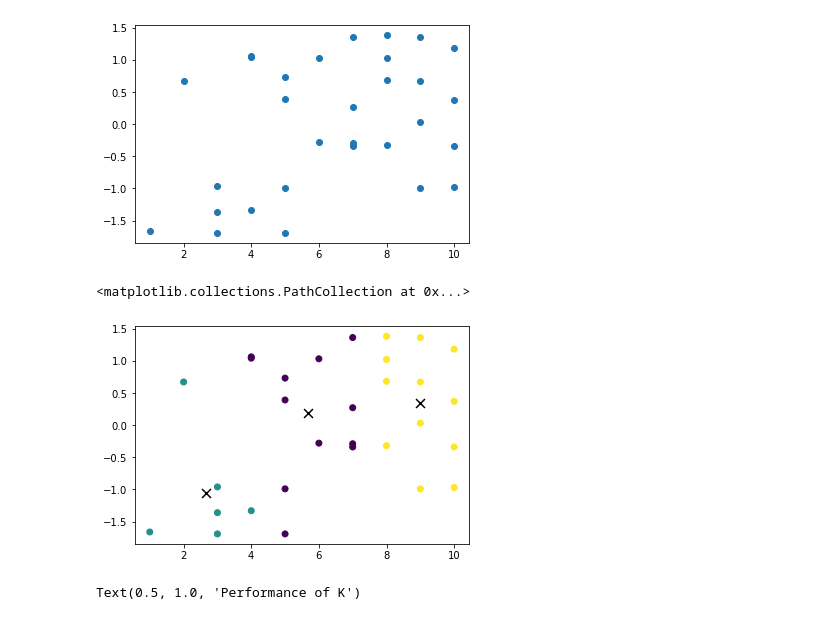
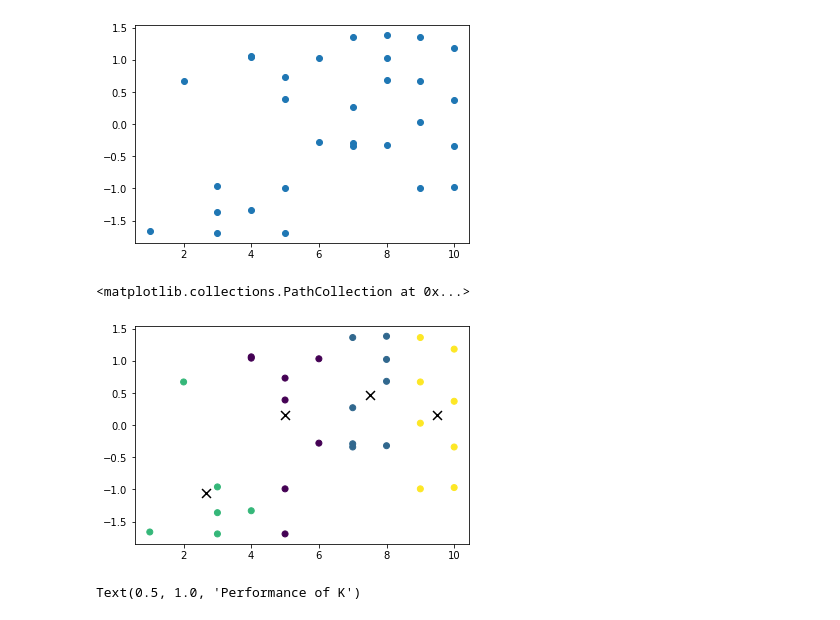
Before and after one commit to SebastienW71/customerAnalysis, a Jupyter notebook: Clustering_Lab.ipynb, the cells around one changed output. Drawn from its saved outputs; the diff is of its cells as text; code cells hidden in the pictures.

```diff
--- a/Clustering_Lab.ipynb
+++ b/Clustering_Lab.ipynb
@@ -61,21 +62,21 @@ plt.scatter(df_customers['Satisfaction'],df_customers['Loyalty'])
 # %%
 # got a k-means clusters
 def kmeans(k):
-    kmeans = KMeans(n_clusters = k)
+    kmeans = KMeans(n_clusters = k, random_state=0)
     kmeans.fit(df_customers)
-    y_kmeans = kmeans.predict(df_customers)
+    y_kmeans = kmeans.fit_predict(df_customers)
     centers = kmeans.cluster_centers_
     labels = kmeans.labels_
     return (y_kmeans, centers, labels)
 # %%
 # when k = 3
-y_kmeans, centers, labels = kmeans(3)
+y_kmeans, centers, labels = kmeans(4)
 
 plt.scatter(df_customers['Satisfaction'],df_customers['Loyalty'], c = y_kmeans, cmap = 'viridis' )
 plt.scatter(centers[:,0], centers[:, 1], c='black', s=80, marker='x')
 # %% [output]
 <matplotlib.collections.PathCollection at 0x...>
-[figure, old version]
+[figure, new version]
 # %%
 # Find the proper K for this dataset with Calinski-Harabasz Index
 i = []
```
Also changed, not shown: parts of 1 cell of this notebook.
